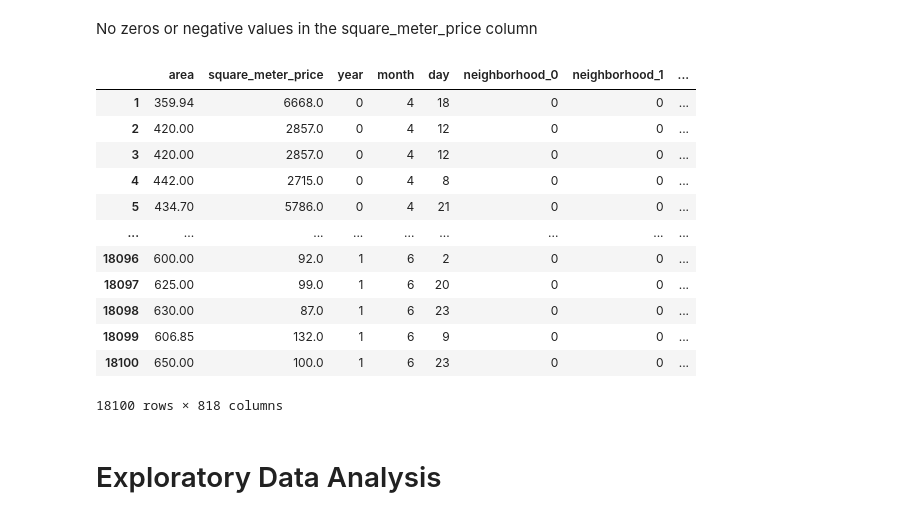
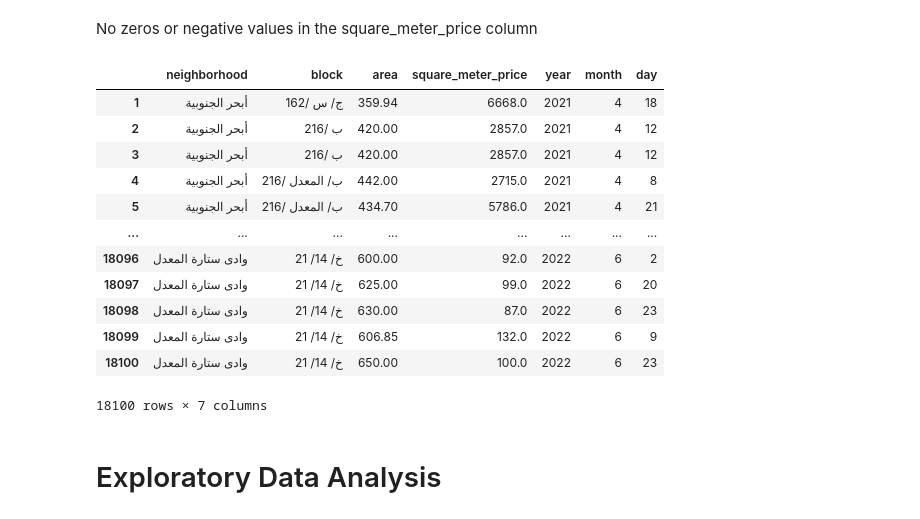
Before and after one commit to shaimaa-alghamdi/Prediction-of-Jeddah-land-Property-Transactions-using-ML, a Jupyter notebook: jeddah_prices_colab_(1).ipynb, the cells around one changed output. Cells and saved outputs as stored; diff of their text form; code cells hidden in the pictures.

```diff
--- a/jeddah_prices_colab_(1).ipynb
+++ b/jeddah_prices_colab_(1).ipynb
@@ -167,16 +182,16 @@ house_prices = house_prices.drop(['city', 'land_number', 'id', 'full_price'], ax
 # %%
 # processing the date and extract year and month and day from the date column
-house_prices['date'] = pd.to_datetime(house_prices['date'], format='%d/%m/%Y', errors='coerce')
+Land_prices['date'] = pd.to_datetime(Land_prices['date'], format='%d/%m/%Y', errors='coerce')
 # drop nan values that are not in the date format
-house_prices = house_prices.dropna(subset=['date'])
+Land_prices = Land_prices.dropna(subset=['date'])
 # extract the year and month from the date column
-house_prices['year'] = house_prices['date'].dt.year
-house_prices['month'] = house_prices['date'].dt.month
-house_prices['day'] = house_prices['date'].dt.day
+Land_prices['year'] = Land_prices['date'].dt.year
+Land_prices['month'] = Land_prices['date'].dt.month
+Land_prices['day'] = Land_prices['date'].dt.day
 # drop the date column
-house_prices = house_prices.drop(['date'], axis=1)
+Land_prices = Land_prices.drop(['date'], axis=1)
 # %%
 # process the numerical columns
-house_prices['area'] = house_prices['area'].astype('float')
-house_prices['square_meter_price'] = house_prices['square_meter_price'].astype('float')
+Land_prices['area'] = Land_prices['area'].astype('float')
+Land_prices['square_meter_price'] = Land_prices['square_meter_price'].astype('float')
 # %%
@@ -222,19 +237,19 @@ house_prices['block'] = house_prices['block'].astype('category')
-# %%
-house_prices
-# %% [output]
-|  | area | square_meter_price | year | month | day | neighborhood_0 | neighborhood_1 | ... |
-| 1 | 359.94 | 6668.0 | 0 | 4 | 18 | 0 | 0 | ... |
-| 2 | 420.00 | 2857.0 | 0 | 4 | 12 | 0 | 0 | ... |
-| 3 | 420.00 | 2857.0 | 0 | 4 | 12 | 0 | 0 | ... |
-| 4 | 442.00 | 2715.0 | 0 | 4 | 8 | 0 | 0 | ... |
-| 5 | 434.70 | 5786.0 | 0 | 4 | 21 | 0 | 0 | ... |
-| ... | ... | ... | ... | ... | ... | ... | ... | ... |
-| 18096 | 600.00 | 92.0 | 1 | 6 | 2 | 0 | 0 | ... |
-| 18097 | 625.00 | 99.0 | 1 | 6 | 20 | 0 | 0 | ... |
-| 18098 | 630.00 | 87.0 | 1 | 6 | 23 | 0 | 0 | ... |
-| 18099 | 606.85 | 132.0 | 1 | 6 | 9 | 0 | 0 | ... |
-| 18100 | 650.00 | 100.0 | 1 | 6 | 23 | 0 | 0 | ... |
-18100 rows × 818 columns
+# %%
+Land_prices
+# %% [output]
+|  | neighborhood | block | area | square_meter_price | year | month | day |
+| 1 | أبحر الجنوبية | 162/ ج/ س | 359.94 | 6668.0 | 2021 | 4 | 18 |
+| 2 | أبحر الجنوبية | 216/ ب | 420.00 | 2857.0 | 2021 | 4 | 12 |
+| 3 | أبحر الجنوبية | 216/ ب | 420.00 | 2857.0 | 2021 | 4 | 12 |
+| 4 | أبحر الجنوبية | 216/ ب/ المعدل | 442.00 | 2715.0 | 2021 | 4 | 8 |
+| 5 | أبحر الجنوبية | 216/ ب/ المعدل | 434.70 | 5786.0 | 2021 | 4 | 21 |
+| ... | ... | ... | ... | ... | ... | ... | ... |
+| 18096 | وادى ستارة المعدل | خ/ 14/ 21 | 600.00 | 92.0 | 2022 | 6 | 2 |
+| 18097 | وادى ستارة المعدل | خ/ 14/ 21 | 625.00 | 99.0 | 2022 | 6 | 20 |
+| 18098 | وادى ستارة المعدل | خ/ 14/ 21 | 630.00 | 87.0 | 2022 | 6 | 23 |
+| 18099 | وادى ستارة المعدل | خ/ 14/ 21 | 606.85 | 132.0 | 2022 | 6 | 9 |
+| 18100 | وادى ستارة المعدل | خ/ 14/ 21 | 650.00 | 100.0 | 2022 | 6 | 23 |
+18100 rows × 7 columns
 # %% [markdown]
 # Exploratory Data Analysis
 # %%
```
Also changed, not shown: parts of 44 cells of this notebook, 2 other files.
